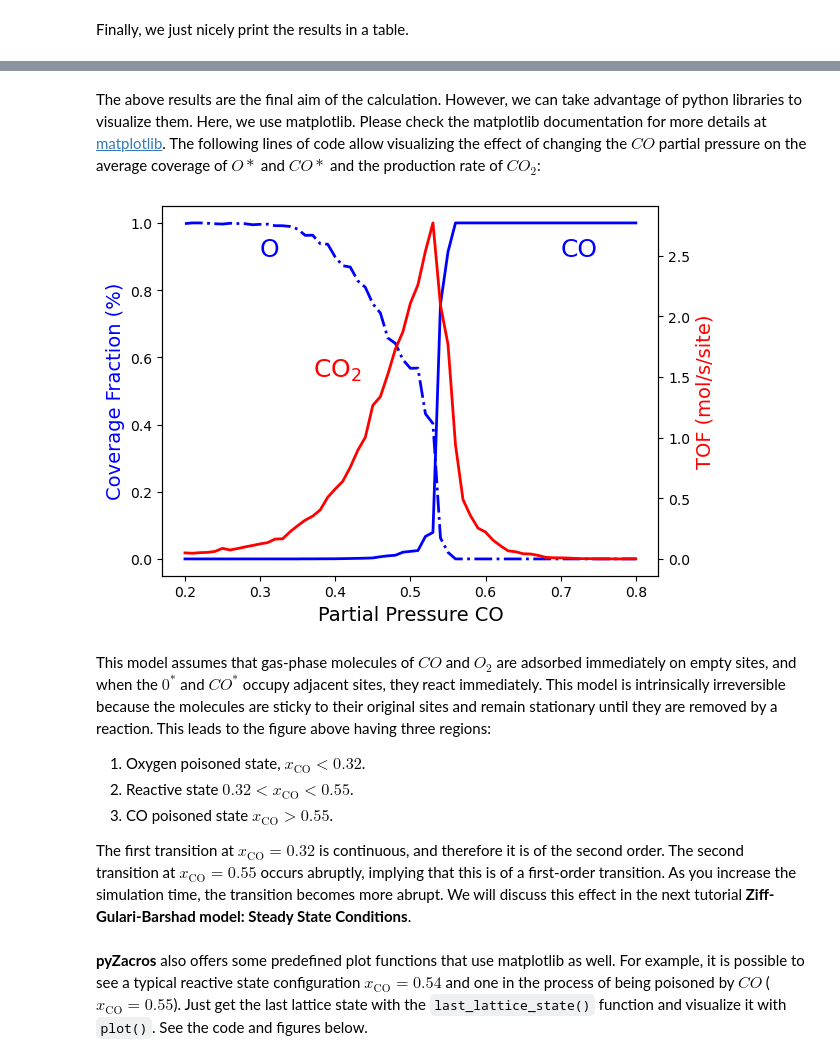
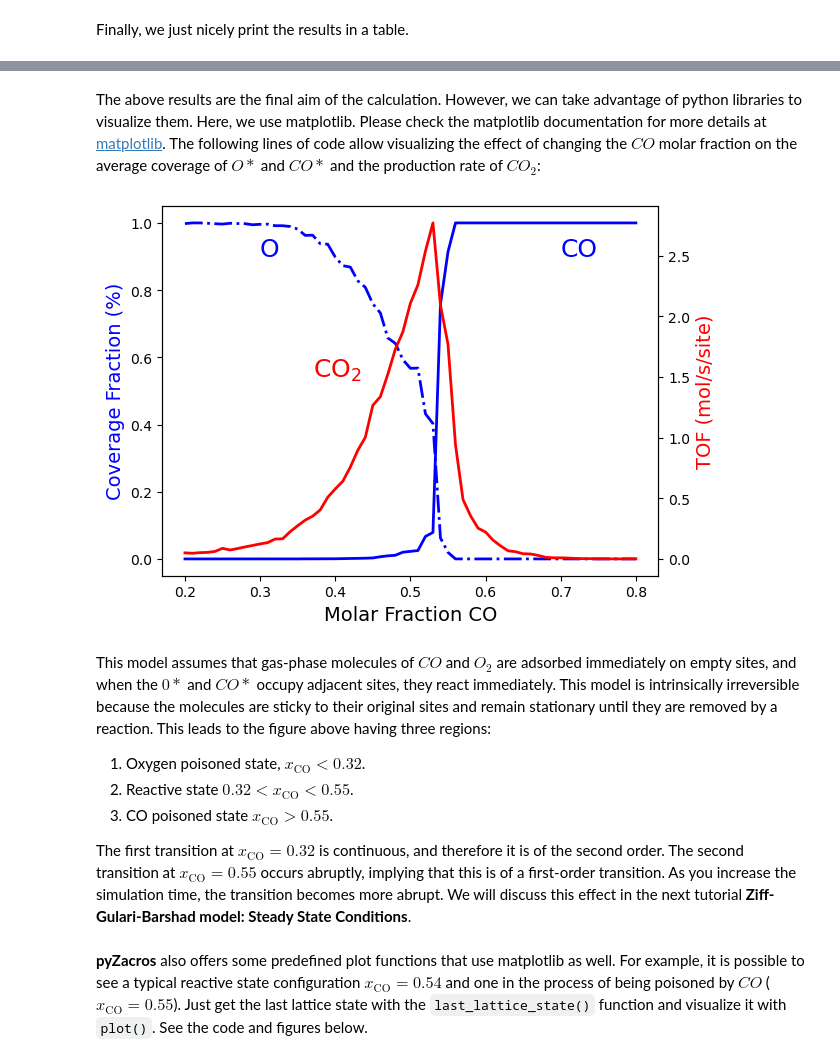
Before and after one commit to SCM-NV/pyZacros, a Jupyter notebook: examples/ZiffGulariBarshad/PhaseTransitions.ipynb, the cells around one changed output, grey strips where cells are left out. Saved outputs shown, nothing was run; the diff lists cells and outputs as text; code cells hidden in the pictures.

```diff
--- a/examples/ZiffGulariBarshad/PhaseTransitions.ipynb
+++ b/examples/ZiffGulariBarshad/PhaseTransitions.ipynb
@@ -223,33 +226,33 @@ The above results are the final aim of the calculation. However, we
 can take advantage of python libraries to visualize them. Here, we
 use matplotlib. Please check the matplotlib documentation for more
 details at [matplotlib](https://matplotlib.org/). The following lines
-of code allow visualizing the effect of changing the $CO$ partial
-pressure on the average coverage of $O*$ and $CO*$ and the production
+of code allow visualizing the effect of changing the $CO$ molar
+fraction on the average coverage of $O*$ and $CO*$ and the production
 rate of $CO_2$:
 # %%
 import matplotlib.pyplot as plt
 
 fig = plt.figure()
 
 ax = plt.axes()
-ax.set_xlabel('Partial Pressure CO', fontsize=14)
+ax.set_xlabel('Molar Fraction CO', fontsize=14)
 ax.set_ylabel("Coverage Fraction (%)", color="blue", fontsize=14)
 ax.plot(x_CO, ac_O, color="blue", linestyle="-.", lw=2, zorder=1)
 ax.plot(x_CO, ac_CO, color="blue", linestyle="-", lw=2, zorder=2)
 plt.text(0.3, 0.9, 'O', fontsize=18, color="blue")
 plt.text(0.7, 0.9, 'CO', fontsize=18, color="blue")
 
 ax2 = ax.twinx()
 ax2.set_ylabel("TOF (mol/s/site)",color="red", fontsize=14)
 ax2.plot(x_CO, TOF_CO2, color="red", lw=2, zorder=5)
 plt.text(0.37, 1.5, 'CO$_2$', fontsize=18, color="red")
 
 plt.show()
 # %% [output]
-[figure, old version]
+[figure, new version]
 # %% [markdown]
 This model assumes that gas-phase molecules of $CO$ and $O_2$ are
-adsorbed immediately on empty sites, and when the $0^*$ and $CO^*$ occupy
+adsorbed immediately on empty sites, and when the $0*$ and $CO*$ occupy
 adjacent sites, they react immediately. This model is intrinsically
 irreversible because the molecules are sticky to their original sites
 and remain stationary until they are removed by a reaction. This leads
```
Also changed, not shown: parts of 3 cells of this notebook, 23 other files.
